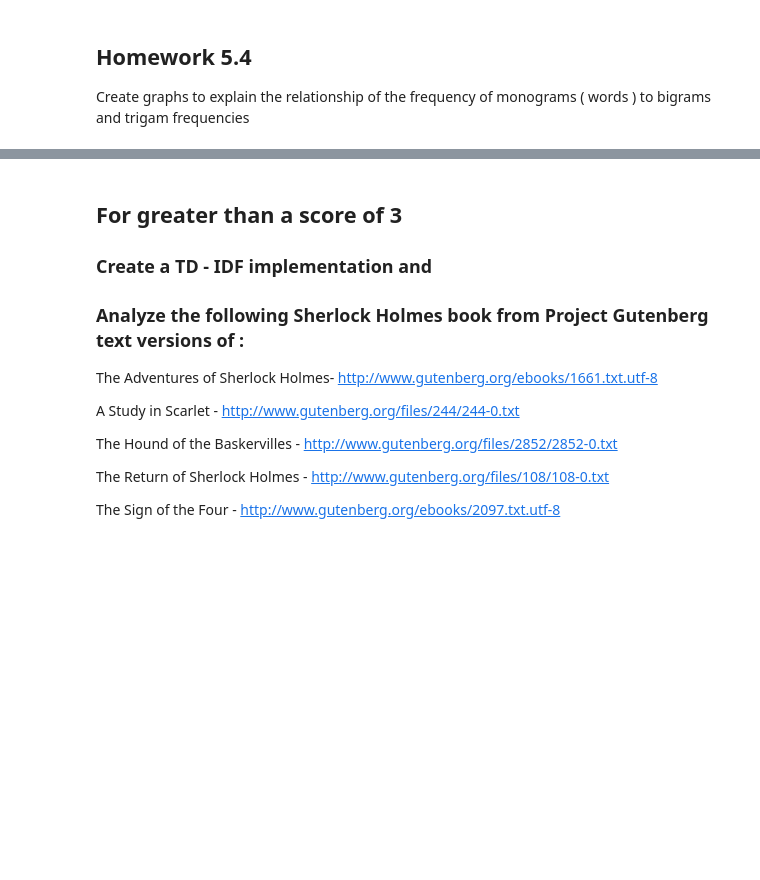
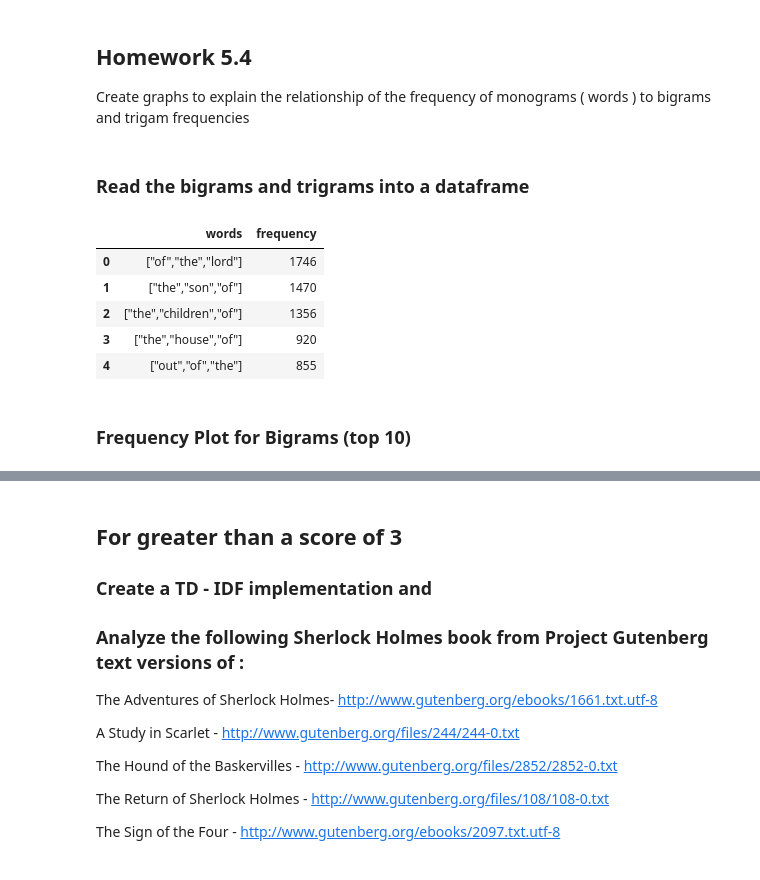
Before and after one commit to DineshVangumalli/big-data-python-class, a Jupyter notebook: Homeworks/Homework5/VANGUMALLI-HW5-mapreduce-03-Oct-2017.ipynb, the cells around one changed output, grey strips where cells are left out. Cells and saved outputs as stored; diff of their text form; code cells hidden in the pictures; blank space fills up the shorter version.

```diff
--- a/Homeworks/Homework5/VANGUMALLI-HW5-mapreduce-03-Oct-2017.ipynb
+++ b/Homeworks/Homework5/VANGUMALLI-HW5-mapreduce-03-Oct-2017.ipynb
@@ -90,3 +233,24 @@ if __name__ == '__main__':
 # %% [markdown]
 ## Homework 5.4
 Create graphs to explain the relationship of the frequency of monograms ( words ) to bigrams and trigam frequencies
+# %% [markdown]
+### Read the bigrams and trigrams into a dataframe
+# %%
+%matplotlib inline
+import numpy as np
+import pandas as pd
+
+bigram = pd.read_table("data/bigram.txt")
+bigram.head()
+
+trigram = pd.read_table("data/trigram.txt")
+trigram.head()
+# %% [output]
+|  | words | frequency |
+| 0 | ["of","the","lord"] | 1746 |
+| 1 | ["the","son","of"] | 1470 |
+| 2 | ["the","children","of"] | 1356 |
+| 3 | ["the","house","of"] | 920 |
+| 4 | ["out","of","the"] | 855 |
+# %% [markdown]
+### Frequency Plot for Bigrams (top 10)
```
Also changed, not shown: parts of 13 cells of this notebook, 12 other files.
